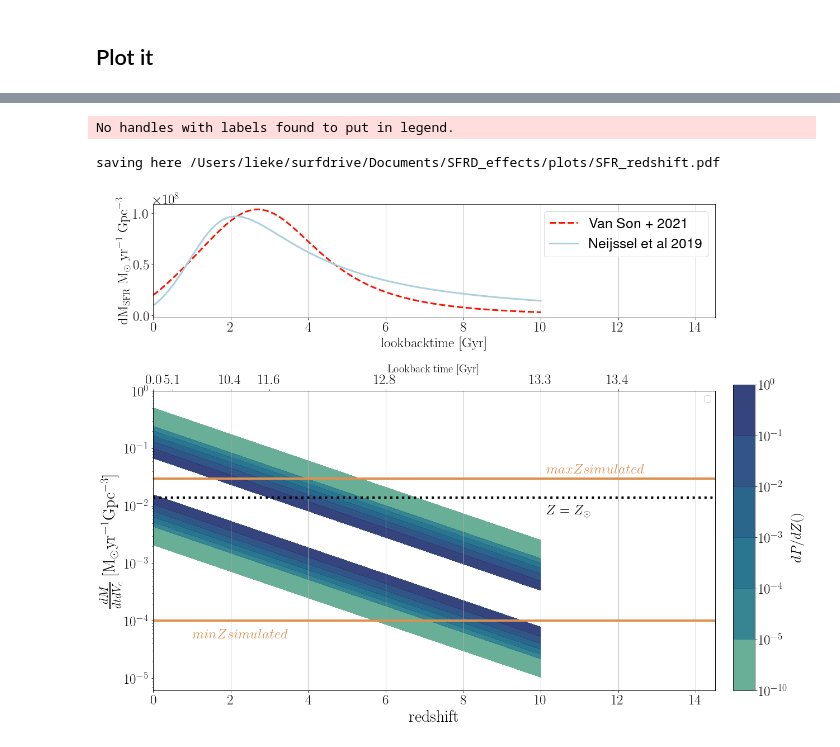
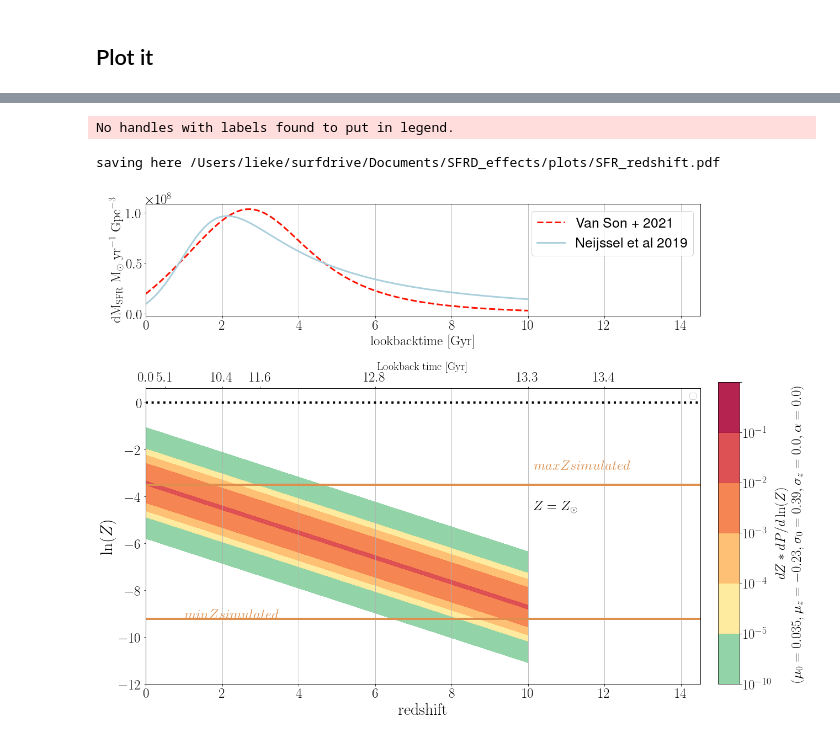
Before and after one commit to LiekeVanSon/SFRD_effects, a Jupyter notebook: SFRD_From_Start_to_Finish.ipynb, the cells around one changed output, grey strips where cells are left out. Cells and saved outputs as stored; diff of their text form; code cells hidden in the pictures.

Commit message:
completed sfrd book up to formation rate

```diff
--- a/SFRD_From_Start_to_Finish.ipynb
+++ b/SFRD_From_Start_to_Finish.ipynb
@@ -489,8 +491,9 @@ def find_metallicity_distribution(redshifts, min_logZ_COMPAS, max_logZ_COMPAS,
     norm = dPdlogZ.sum(axis=-1) * step_logZ
     dPdlogZ = dPdlogZ /norm[:,np.newaxis]
 
+
     ##################################
     # assume a flat in log distribution in metallicity to find probability of drawing Z in COMPAS
-    p_draw_metallicity = 1 / (max_logZ_COMPAS - min_logZ_COMPAS)
+    p_draw_metallicity = 1. / (max_logZ_COMPAS - min_logZ_COMPAS)
 
-    return dPdlogZ, metallicities, p_draw_metallicity
+    return dPdlogZ, metallicities, step_logZ, p_draw_metallicity
@@ -496,0 +504,9 @@ def find_metallicity_distribution(redshifts, min_logZ_COMPAS, max_logZ_COMPAS,
+# %%
+# Get dPdZ
+z_first_SF    = 10
+redshift_step = 0.01
+redshifts     = np.arange(0, z_first_SF + redshift_step, redshift_step)
+#Convert redshift to lookback time
+t_lookback = cosmo.lookback_time(redshifts)
+
+min_logZ_COMPAS, max_logZ_COMPAS = np.log(np.min(SYS['Metallicity@ZAMS(1)'])), np.log(np.max(SYS['Metallicity@ZAMS(1)']))
@@ -497,16 +515,7 @@ def find_metallicity_distribution(redshifts, min_logZ_COMPAS, max_logZ_COMPAS,
 # %%
-# Get dPdZ
-z_first_SF    = 10
-redshift_step = 0.001
-redshifts     = np.arange(0, z_first_SF + redshift_step, redshift_step)
-#Convert redshift to lookback time
-t_lookback = cosmo.lookback_time(redshifts)
-
-min_logZ_COMPAS, max_logZ_COMPAS = np.log(np.min(SYS['Metallicity@ZAMS(1)'])), np.log(np.max(SYS['Metallicity@ZAMS(1)']))
-
-dPdlogZ, metallicities, p_draw_metallicity = find_metallicity_distribution(redshifts, min_logZ_COMPAS, max_logZ_COMPAS)
+dPdlogZ, metallicities, step_logZ, p_draw_metallicity = find_metallicity_distribution(redshifts, min_logZ_COMPAS, max_logZ_COMPAS)
 #                                   mu0=0.025, muz=-0.05, sigma_0=1.125, sigma_z=0.05, alpha =-1.77) #van son
 #                                   mu0=0.035, muz=-0.23, sigma_0=0.39, sigma_z=0.0, alpha =0.0) # Coen
 
-print('max value of dPdlogZ', np.amax(dPdlogZ )/p_draw_metallicity )
+print('max value of dPdlogZ', np.amax(dPdlogZ ),  'max value of dPdlogZ/p_draw_metallicity', np.amax(dPdlogZ)/p_draw_metallicity )
 # %% [output]
@@ -664,8 +694,15 @@ saving here /Users/lieke/surfdrive/Documents/SFRD_effects/plots/SFR_tlookback.pd
-# %%
-# Plot it!
-metal_contours(x = redshifts, y = metallicities, z =dPdlogZ.T/p_draw_metallicity, x_redshift = True,
-               kleur = color_pallette, kleurlabel ='$dP/dZ()$' )
-# %% [output]
-No handles with labels found to put in legend.
-saving here /Users/lieke/surfdrive/Documents/SFRD_effects/plots/SFR_redshift.pdf
-[figure, removed]
+# %%
+######
+# Get dP/dlnZ
+dPdlogZ, metallicities, step_logZ, p_draw_metallicity = find_metallicity_distribution(redshifts, min_logZ_COMPAS, max_logZ_COMPAS,
+                                  mu0=0.035, muz=-0.23, sigma_0=0.39, sigma_z=0.0, alpha =0.0) # Coen
+#                                   mu0=0.025, muz=-0.05, sigma_0=1.125, sigma_z=0.05, alpha =-1.77) #van son
+
+# Plot it!
+metal_contours(x = redshifts, y=log_metallicities, z =dPdlogZ.T*step_logZ,
+               x_redshift = True, logy=False,
+               kleur = color_pallette, kleurlabel =r'$dZ * dP/d\ln(Z)$'+'\n'+r'$(\mu_0=%s, \mu_z=%s, \sigma_0=%s, \sigma_z=%s, \alpha =%s)$'%(0.035, -0.23, 0.39, 0.0, 0.0) )
+# %% [output]
+No handles with labels found to put in legend.
+saving here /Users/lieke/surfdrive/Documents/SFRD_effects/plots/SFR_redshift.pdf
+[figure, added]
```
Also changed, not shown: parts of 19 cells of this notebook.
